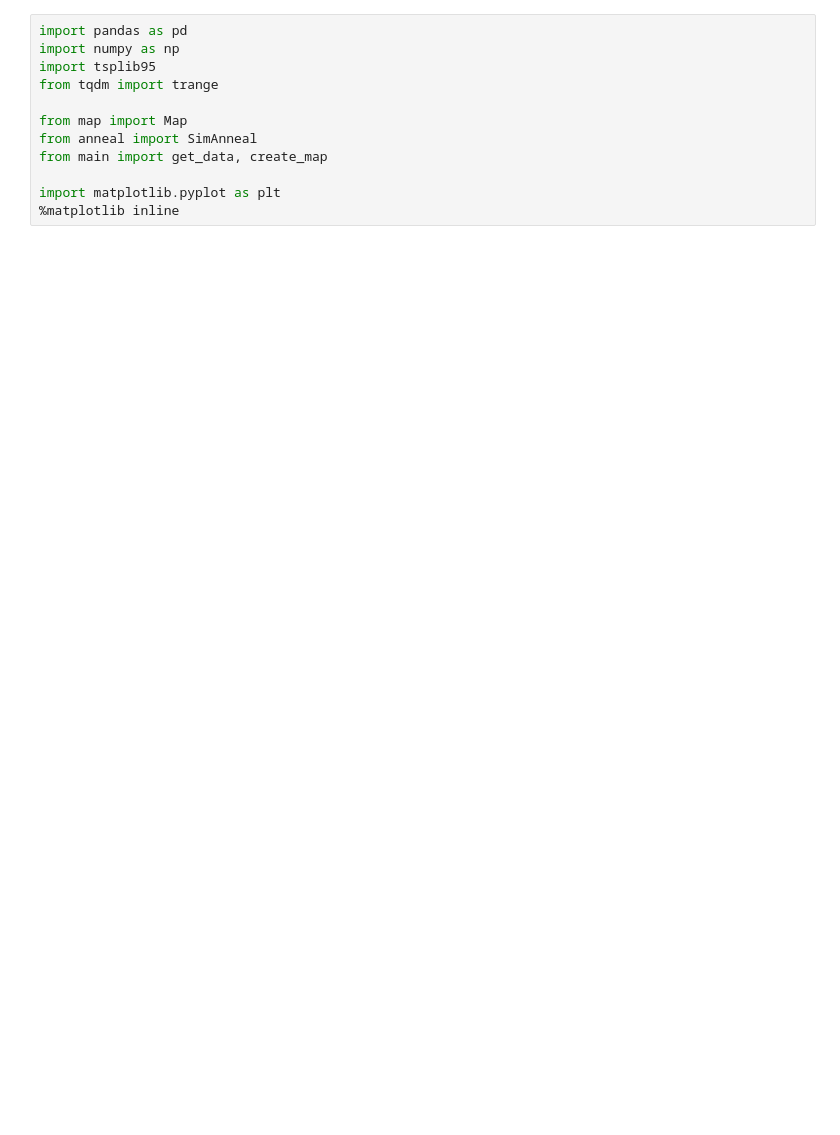
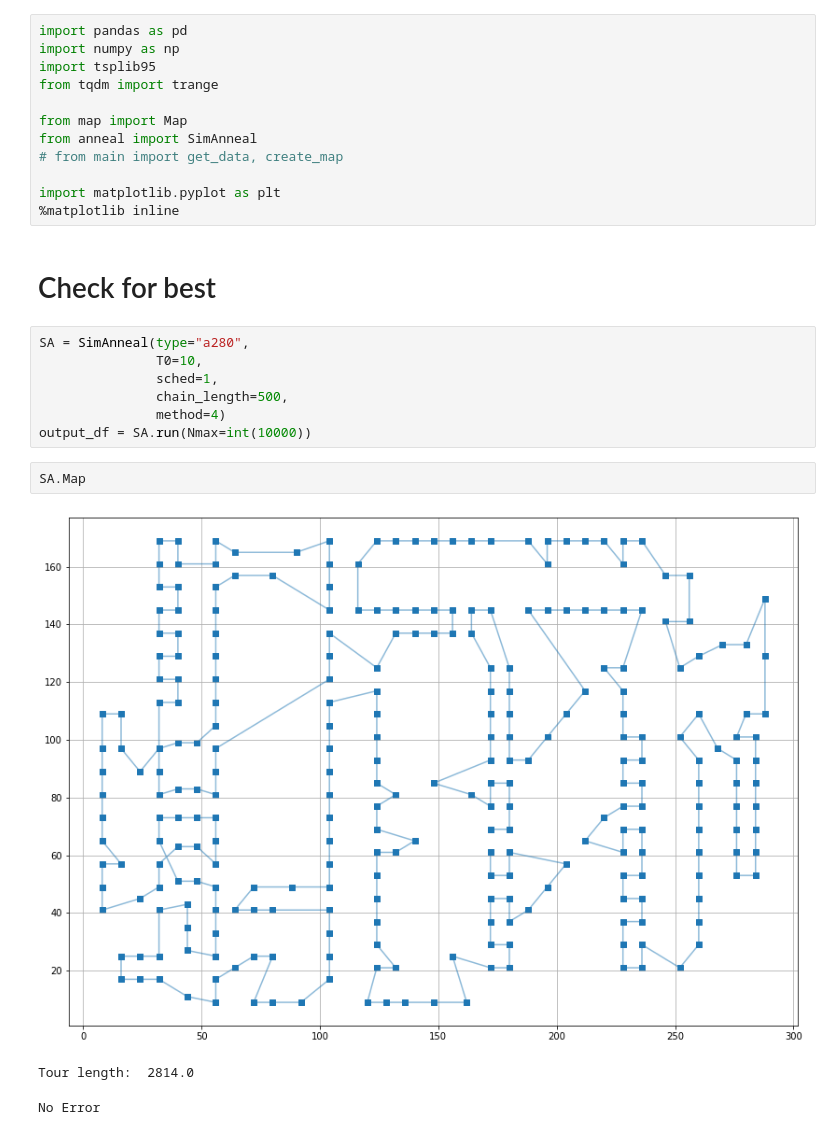
Before and after one commit to Boy0211/StochasticSimulation, a Jupyter notebook: Assignment3/main.ipynb, the cells around one changed output. Cells and saved outputs as stored; diff of their text form; blank space fills up the shorter version.

```diff
--- a/Assignment3/main.ipynb
+++ b/Assignment3/main.ipynb
@@ -6,7 +6,22 @@ from tqdm import trange
 
 from map import Map
 from anneal import SimAnneal
-from main import get_data, create_map
+# from main import get_data, create_map
 
 import matplotlib.pyplot as plt
 %matplotlib inline
+# %% [markdown]
+# Check for best
+# %%
+SA = SimAnneal(type="a280",
+               T0=10,
+               sched=1,
+               chain_length=500,
+               method=4)
+output_df = SA.run(Nmax=int(10000))
+# %%
+SA.Map
+# %% [output]
+[figure, added]
+Tour length:  2814.0
+No Error
```
Also changed, not shown: parts of 10 cells of this notebook, 8 other files.
